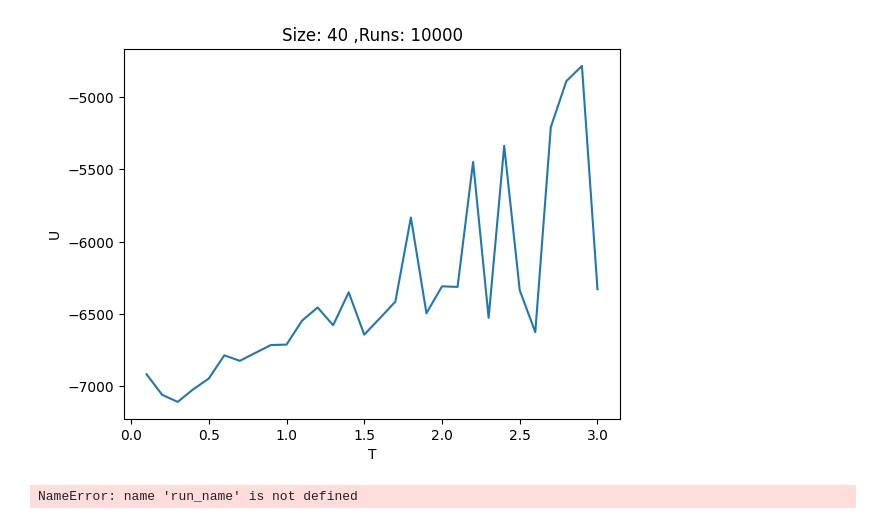
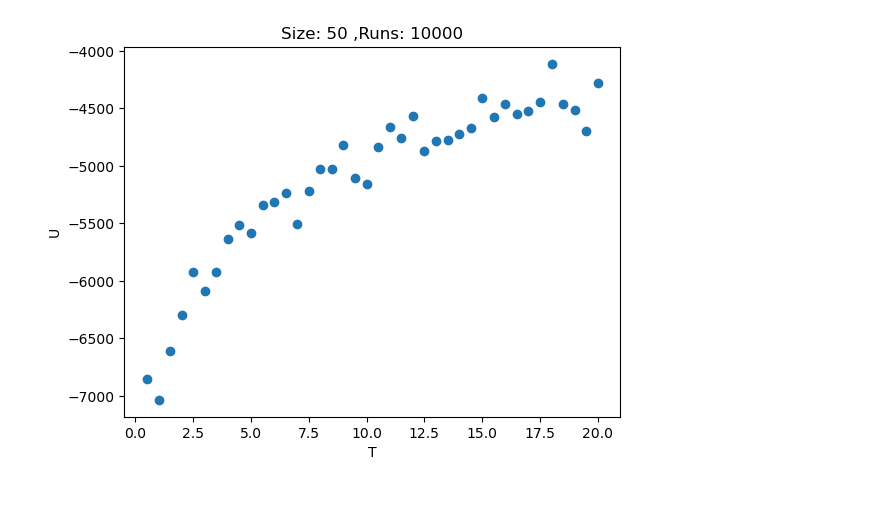
Before and after one commit to anahelena00/Tcell, a Jupyter notebook: InfectiousMonteCarlo.ipynb, the cells around one changed output. Saved outputs shown, nothing was run; the diff lists cells and outputs as text; code cells hidden in the pictures; blank space fills up the shorter version.

Commit message:
B saved. probability corrected

```diff
--- a/InfectiousMonteCarlo.ipynb
+++ b/InfectiousMonteCarlo.ipynb
@@ -109,6 +134,6 @@ def lattice_energy(lattice, eps):
 # %%
 
-def evaluate_particle_addB(lattice, pos2, pos1, pos0, T, E_total, eps):
+def evaluate_particle_addB(lattice, pos2, pos1, pos0, T, E_total, eps, muT, muB):
     #print("pos1before",pos1.shape)
     pb, colb = position_random(pos0) #pick a hole to put bacteria
 
@@ -119,7 +144,7 @@ def evaluate_particle_addB(lattice, pos2, pos1, pos0, T, E_total, eps):
     ID_empty = 0
     Ein = energy(lattice,ID_empty, pb, eps) #evaluate neighbouring energy before
 
-    muT, muB = -1, -25
+    #muT, muB = 1, 2
 
     #print("Efin , Ein", Efin, Ein)
     Ediff = Efin - Ein
@@ -129,7 +154,8 @@ def evaluate_particle_addB(lattice, pos2, pos1, pos0, T, E_total, eps):
         add = True
 
     else:
-        probability = np.exp(-(Ediff -muT* pos1.shape[1] - muB* pos2.shape[1])/T)
+        probability = np.exp(-(Ediff -muB*pos2.shape[1] -muT*pos1.shape[1])/T)
+       # print('p_B:', probability)
         if random.random() < probability: # random.random gives between 0 and 1. Hence higher prob -> more move
             add = True
         else:
@@ -141,7 +167,7 @@ def evaluate_particle_addB(lattice, pos2, pos1, pos0, T, E_total, eps):
         pos0 = np.delete(pos0, colb, axis=1)
         pos2 = np.hstack((pos2, np.array([pb]).reshape(-1, 1)))
         #print(pos0)
-        E_total = E_total + Ediff
+        E_total = E_total + Ediff + muB
         E_total = float(E_total)
         #print(E_total)
         #print("Ediff:", Ediff)
@@ -149,7 +175,7 @@ def evaluate_particle_addB(lattice, pos2, pos1, pos0, T, E_total, eps):
     else:
         lattice[pb[0], pb[1]] = 0
     #print(E_total, Ediff)
-    return lattice, pos2, pos0, E_total, add
+    return lattice, pos2, pos0, E_total
 # %%
 # check if object moves. pos1 is the coordinates of all objects where one is to be moved.
 # most likely a Tcell
@@ -195,7 +221,7 @@ def evaluate_particle_moveT(lattice, pos1, pos0, T, E_total, eps):
         lattice[p0[0], p0[1]] = 0
         lattice[p1[0], p1[1]] = 1
     #print(E_total, Ediff)
-    return lattice, pos1, pos0, E_total, move
+    return lattice, pos1, pos0, E_total
 # %%
 def gridprint(lattice,lattice_length):
     cmap = plt.cm.colors.ListedColormap(['white', 'blue', 'red'])
@@ -276,12 +297,13 @@ def monte_carlo(Temp, eps, lattice_length, T_num_in, B_num_in, num_runs, num_lat
 
 num_runs = 10_000
 #Temp = 0.2
-T = np.arange(3,0.01,-0.1)
+T = np.arange(20,0.01,-0.5)
 #T = np.arange(.1,.01,-0.1) ##Test
-size = 40
+size = 50
 
 T_num_in = int(size**2/2)    # number of initial T-cells
 B_num_in = 1
+muT, muB = 1, 2
 
 BB_int = 1      # interaction energy between bacterias
 TT_int = -1      # interaction energy between T-cells
@@ -292,12 +314,5 @@ interaction_matrix = np.array([
     [0, BT_int, BB_int]
 ])
 
-lattice, E_history, B_num, pos2t = monte_carlo(T, interaction_matrix, size, T_num_in, B_num_in, num_runs, num_lattices_to_store=None)
-#print(len(pos2t[0]))
-
-plt.figure()
-plt.plot(T,B_num)
-plt.xlabel('T')
-plt.ylabel('B_num')
-plt.title(f'Size: {size} ,Runs: {num_runs}')
-plt.show()
+lattice, E_history, B_num, pos2t, run_name = monte_carlo(T, interaction_matrix, size, T_num_in, B_num_in, muT, muB, num_runs, num_lattices_to_store=None)
+#print(pos2t)
@@ -321,37 +350,37 @@ ind_equi = int((3/8)*num_runs) # index where equilibrium is assumed.
 E_mean, E_var = mean_energy(T, E_history, ind_equi)
 # %%
 plt.figure()
-plt.plot(T,E_mean)
+plt.plot(T,E_mean,'o')
 plt.xlabel('T')
 plt.ylabel('U')
 plt.title(f'Size: {size} ,Runs: {num_runs}')
 plt.show()
 #lattice_plots(lattice, np.arange(0,100,5))
 # %% [output]
-[figure, old version]
+[figure, new version]
 # %%
 # SAVE DATA
 
 current_dir = os.getcwd()
 
 # directory of Data folder
-new_dir = f'{current_dir}/Data/'
+new_dir = f'{current_dir}/'
 
 # Save data there
-file_spec = 'runs10000'
+file_spec = '1e4'
 file_name = f'{run_name}_{file_spec}.npz'
 file_dir = f'{new_dir}{file_name}'
 
 np.savez(file_dir,
-         T = Temp,
+         T = T,
          eps = interaction_matrix,
+         muT = muT,
+         muB = muB,
          Tcell_num = T_num_in,
-         B_num = B_num,
+         B_num = pos2t,
          size = size,
          E_mean = E_mean,
          E_variance = E_var,
          num_runs = num_runs,
         )
 #np.savez(file_dir, T = T, num_runs = num_runs, size = size, eps=eps, T_num_in , B_num = B_num, E_mean = E_mean, E_variance=E_var, execution_time=execution_time )
-# %% [output]
-NameError: name 'run_name' is not defined
```
Also changed, not shown: parts of 11 cells of this notebook.
